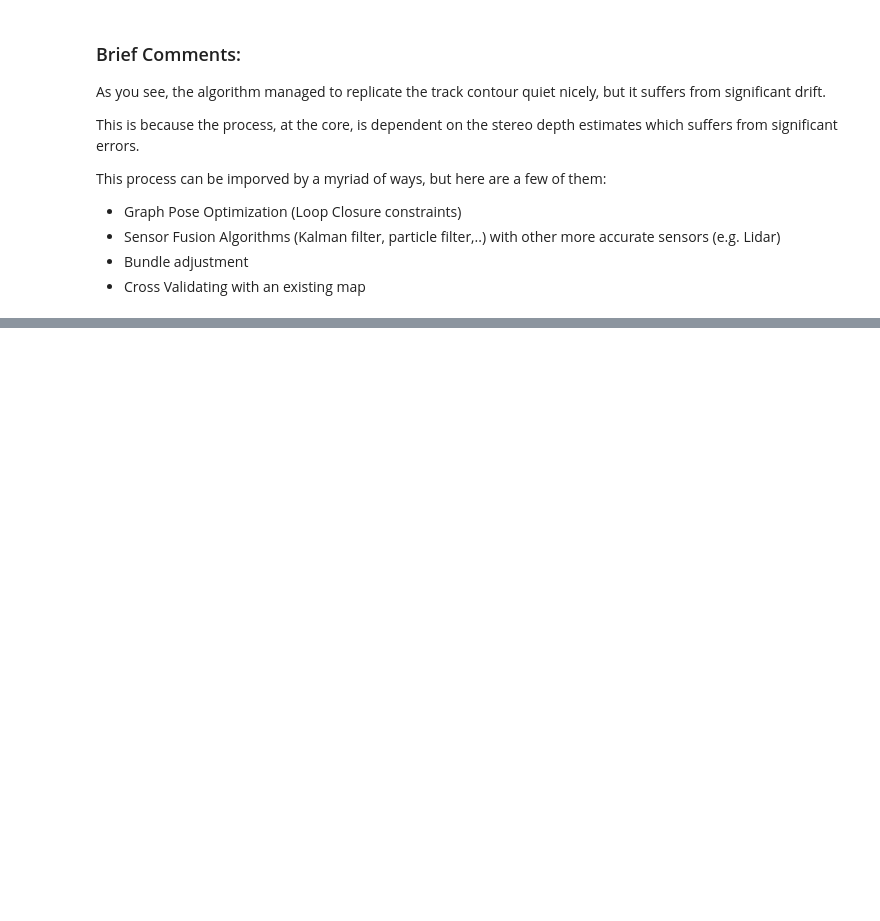
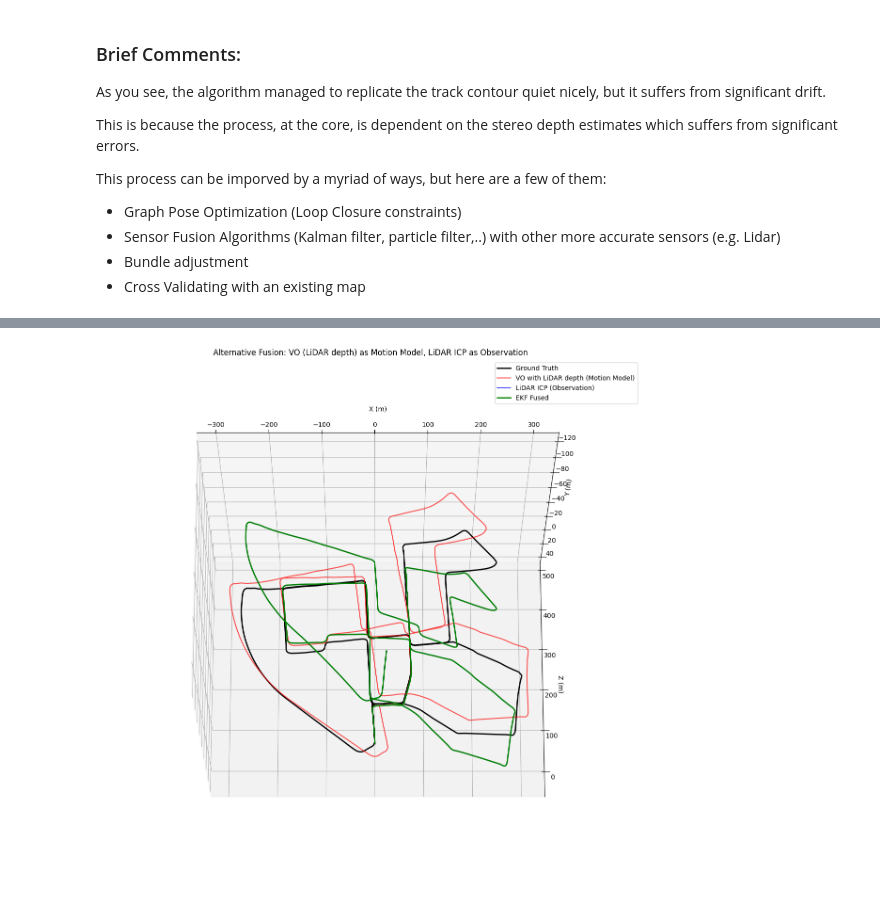
Before and after one commit to Se7s0/Kitti_Visual_Odometry, a Jupyter notebook: Visual_Odometry.ipynb, the cells around one changed output, grey strips where cells are left out. Saved outputs shown, nothing was run; the diff lists cells and outputs as text; code cells hidden in the pictures; blank space fills up the shorter version.

```diff
--- a/Visual_Odometry.ipynb
+++ b/Visual_Odometry.ipynb
@@ -1464,0 +2224,14 @@ This process can be imporved by a myriad of ways, but here are a few of them:
+# %%
+# Run fusion with VO (LiDAR depth) as motion model
+start = datetime.datetime.now()
+
+trajectory_fused_alt, trajectory_vo_alt, trajectory_lidar_alt = fused_odometry_vo_motion_model(
+    handler,
+    vo_params={'detector': 'sift', 'matching': 'BF',
+               'filter_match_distance': 0.5, 'stereo_matcher': 'sgbm'},
+    lidar_params={'voxel_size': 0.3, 'max_correspondence': 1.0},
+    subset=None  # Set to 500 for quick test
+)
+
+end = datetime.datetime.now()
+print(f'\nTotal time: {end - start}')
@@ -1464,0 +2256,37 @@ This process can be imporved by a myriad of ways, but here are a few of them:
+# %%
+# Plot alternative fusion results
+fig = plt.figure(figsize=(16, 12))
+ax = fig.add_subplot(111, projection='3d')
+
+num_frames_plot = trajectory_fused_alt.shape[0]
+
+ax.plot(handler.gt[:num_frames_plot, 0, 3],
+        handler.gt[:num_frames_plot, 1, 3],
+        handler.gt[:num_frames_plot, 2, 3],
+        'k-', label='Ground Truth', linewidth=2)
+
+ax.plot(trajectory_vo_alt[:, 0, 3],
+        trajectory_vo_alt[:, 1, 3],
+        trajectory_vo_alt[:, 2, 3],
+        'r-', label='VO with LiDAR depth (Motion Model)', linewidth=1.5, alpha=0.7)
+
+ax.plot(trajectory_lidar_alt[:, 0, 3],
+        trajectory_lidar_alt[:, 1, 3],
+        trajectory_lidar_alt[:, 2, 3],
+        'b-', label='LiDAR ICP (Observation)', linewidth=1.5, alpha=0.7)
+
+ax.plot(trajectory_fused_alt[:, 0, 3],
+        trajectory_fused_alt[:, 1, 3],
+        trajectory_fused_alt[:, 2, 3],
+        'g-', label='EKF Fused', linewidth=2)
+
+ax.set_xlabel('X (m)')
+ax.set_ylabel('Y (m)')
+ax.set_zlabel('Z (m)')
+ax.legend()
+ax.view_init(elev=-20, azim=270)
+plt.title('Alternative Fusion: VO (LiDAR depth) as Motion Model, LiDAR ICP as Observation')
+plt.tight_layout()
+plt.show()
+# %% [output]
+[figure, added]
```
Also changed, not shown: parts of 44 cells of this notebook, 4 other files.
